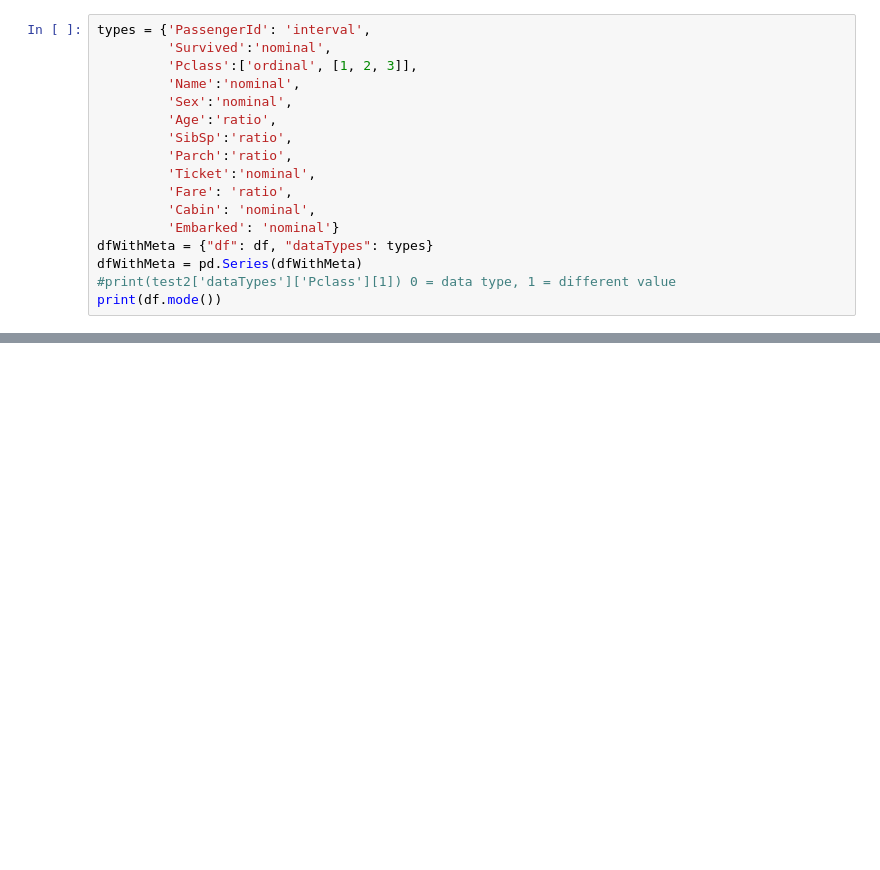
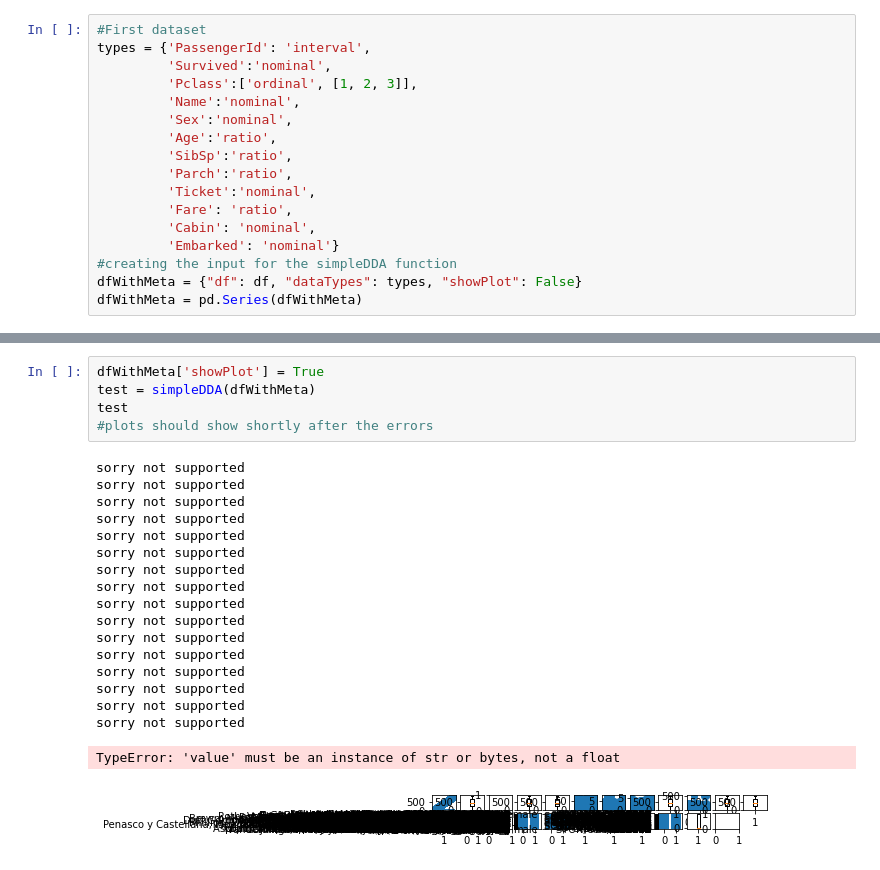
Before and after one commit to majockster/comp333-assignment2, a Jupyter notebook: comp333-assignment2.ipynb, the cells around one changed output, grey strips where cells are left out. Cells and saved outputs as stored; diff of their text form; blank space fills up the shorter version.

```diff
--- a/comp333-assignment2.ipynb
+++ b/comp333-assignment2.ipynb
@@ -3,5 +8,6 @@ import pandas as pd
 df = pd.read_csv('train.csv')
 # %%
+#First dataset
 types = {'PassengerId': 'interval',
          'Survived':'nominal',
          'Pclass':['ordinal', [1, 2, 3]],
@@ -14,7 +20,6 @@ types = {'PassengerId': 'interval',
          'Fare': 'ratio',
          'Cabin': 'nominal',
          'Embarked': 'nominal'}
-dfWithMeta = {"df": df, "dataTypes": types}
+#creating the input for the simpleDDA function
+dfWithMeta = {"df": df, "dataTypes": types, "showPlot": False}
 dfWithMeta = pd.Series(dfWithMeta)
-#print(test2['dataTypes']['Pclass'][1]) 0 = data type, 1 = different value
-print(df.mode())
@@ -120,0 +136,24 @@ print(test)
+# %%
+dfWithMeta['showPlot'] = True
+test = simpleDDA(dfWithMeta)
+test
+#plots should show shortly after the errors
+# %% [output]
+sorry not supported
+sorry not supported
+sorry not supported
+sorry not supported
+sorry not supported
+sorry not supported
+sorry not supported
+sorry not supported
+sorry not supported
+sorry not supported
+sorry not supported
+sorry not supported
+sorry not supported
+sorry not supported
+sorry not supported
+sorry not supported
+TypeError: 'value' must be an instance of str or bytes, not a float
+[figure, added]
```
Also changed, not shown: parts of 8 cells of this notebook, 2 other files.
